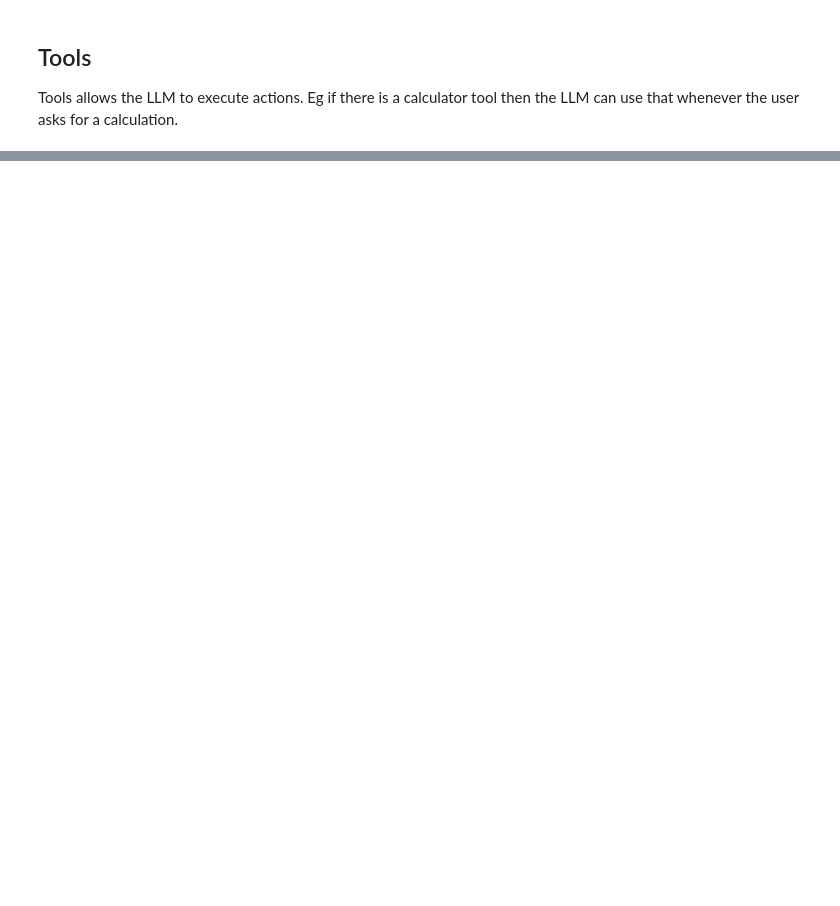
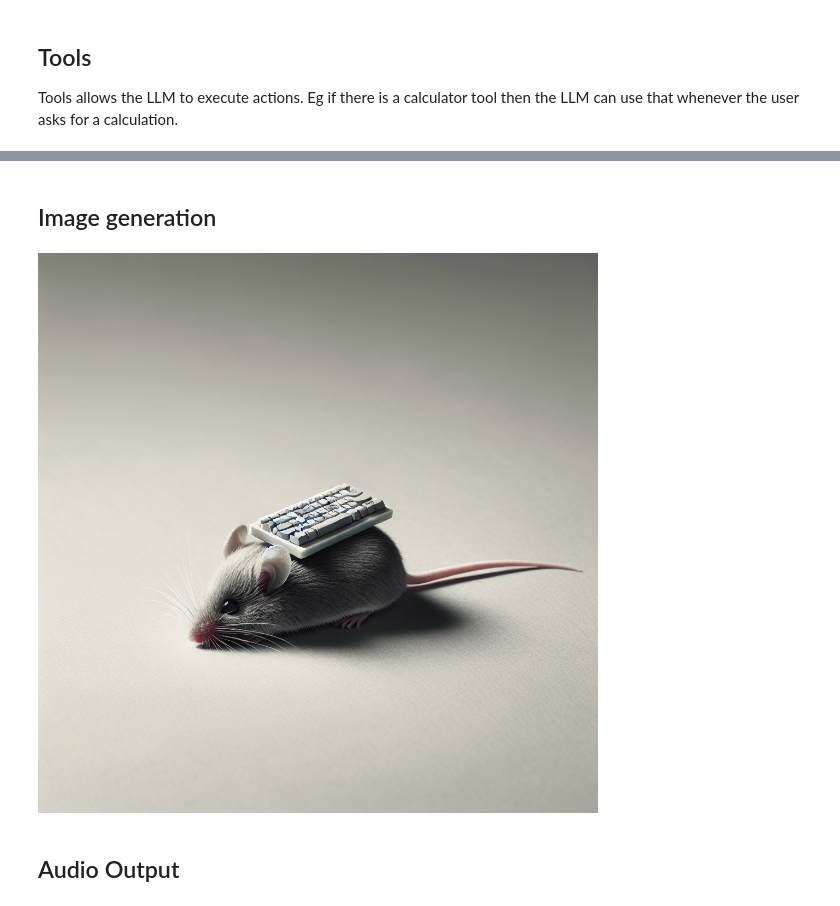
Before and after one commit to susantabiswas/llm-apps, a Jupyter notebook: notebooks/LLM Tools.ipynb, the cells around one changed output, grey strips where cells are left out. Saved outputs shown, nothing was run; the diff lists cells and outputs as text; code cells hidden in the pictures; blank space fills up the shorter version.

Commit message:
image gen and text to speech gen

```diff
--- a/notebooks/LLM Tools.ipynb
+++ b/notebooks/LLM Tools.ipynb
@@ -14,6 +14,12 @@ load_dotenv(override=True)
 
 azure_ai_foundary_api_key = os.getenv("AZURE_AI_FOUNDARY_API_KEY")
 azure_oai_endpoint = os.getenv("AZURE_OAI_ENDPOINT")
+
+azure_dalle_api_key = os.getenv("AZURE_DALLE_API_KEY")
+azure_dalle_endpoint = os.getenv("AZURE_DALLE_ENDPOINT")
+
+azure_audio_api_key = os.getenv("AZURE_AUDIO_API_KEY")
+azure_audio_endpoint = os.getenv("AZURE_AUDIO_ENDPOINT")
 # %%
 azure_ai_foundary = AzureOpenAI(
     azure_endpoint = azure_oai_endpoint,
@@ -119,0 +117,2 @@ Price requested for keyboard
+# %% [markdown]
+## Image generation
@@ -119,0 +124,30 @@ Price requested for keyboard
+# %%
+img_gen_client = AzureOpenAI(
+    azure_endpoint=azure_dalle_endpoint,
+    api_key=azure_dalle_api_key,
+    api_version="2024-02-01"
+)
+
+def generate_img(prompt: str):
+    model = "dall-e-3"
+    img_response = img_gen_client.images.generate(
+        model=model,
+        prompt=prompt,
+        size='1024x1024',
+        n=1,
+        response_format="b64_json"
+    )
+
+    img_b64 = img_response.data[0].b64_json
+    # decode the base64 data to img
+    img_bytes = base64.b64decode(img_b64)
+    img = Image.open(BytesIO(img_bytes))
+
+    return img
+
+img = generate_img("mouse with a keyboard on top of it")
+display(img)
+# %% [output]
+[figure, added]
+# %% [markdown]
+## Audio Output
```
Also changed, not shown: parts of 6 cells of this notebook, 2 other files.
